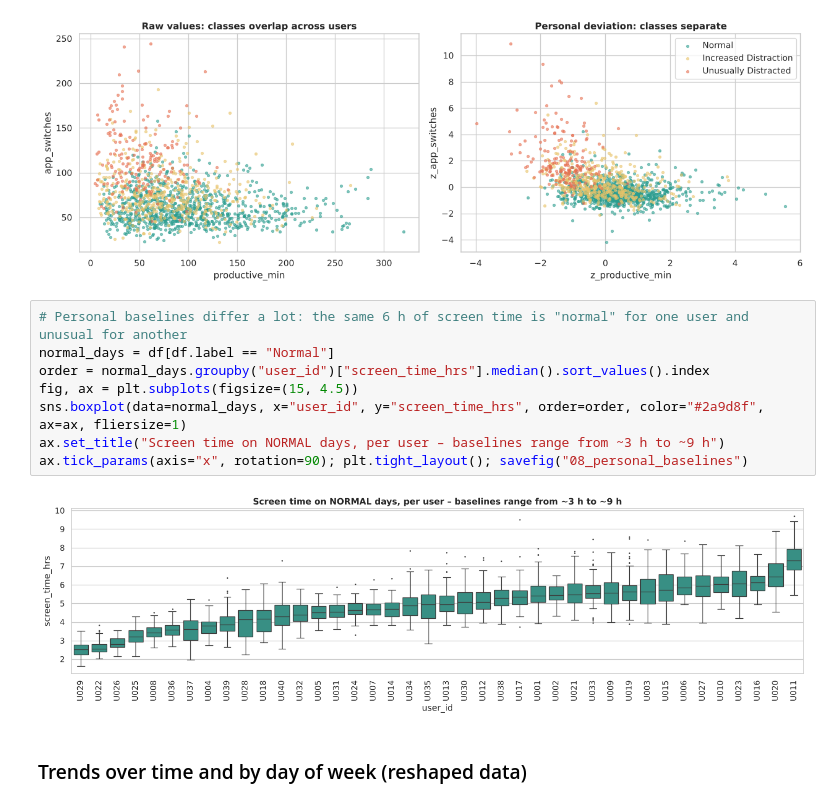
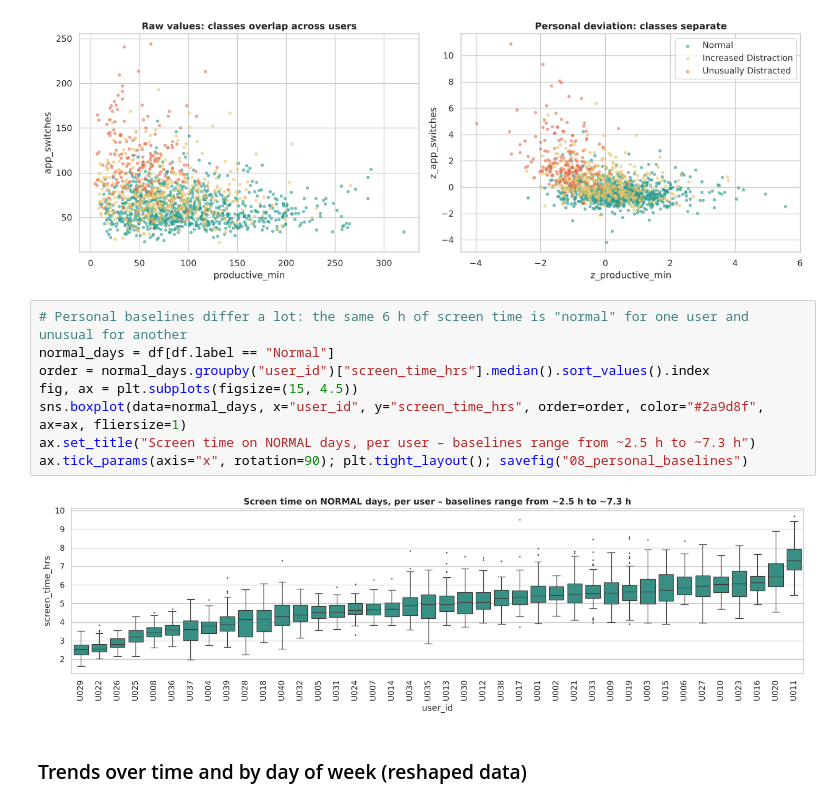
Before and after one commit to Jeshwanth-tkd/Distraction-Pattern-Detector, a Jupyter notebook: notebooks/Distraction_Detection.ipynb, the cells around one changed output. Cells and saved outputs as stored; diff of their text form.

Commit message:
Add beginner learning guide; correct baseline range and feature-importance notes

```diff
--- a/notebooks/Distraction_Detection.ipynb
+++ b/notebooks/Distraction_Detection.ipynb
@@ -570,13 +570,13 @@ ax[1].legend(); plt.tight_layout(); savefig("07_scatter_raw_vs_z")
 # %%
 # Personal baselines differ a lot: the same 6 h of screen time is "normal" for one user and unusual for another
 normal_days = df[df.label == "Normal"]
 order = normal_days.groupby("user_id")["screen_time_hrs"].median().sort_values().index
 fig, ax = plt.subplots(figsize=(15, 4.5))
 sns.boxplot(data=normal_days, x="user_id", y="screen_time_hrs", order=order, color="#2a9d8f", ax=ax, fliersize=1)
-ax.set_title("Screen time on NORMAL days, per user – baselines range from ~3 h to ~9 h")
+ax.set_title("Screen time on NORMAL days, per user – baselines range from ~2.5 h to ~7.3 h")
 ax.tick_params(axis="x", rotation=90); plt.tight_layout(); savefig("08_personal_baselines")
 # %% [output]
-[figure, old version]
+[figure, new version]
 # %% [markdown]
 ### Trends over time and by day of week (reshaped data)
 # %%
```
Also changed, not shown: parts of 2 cells of this notebook, 5 other files.
